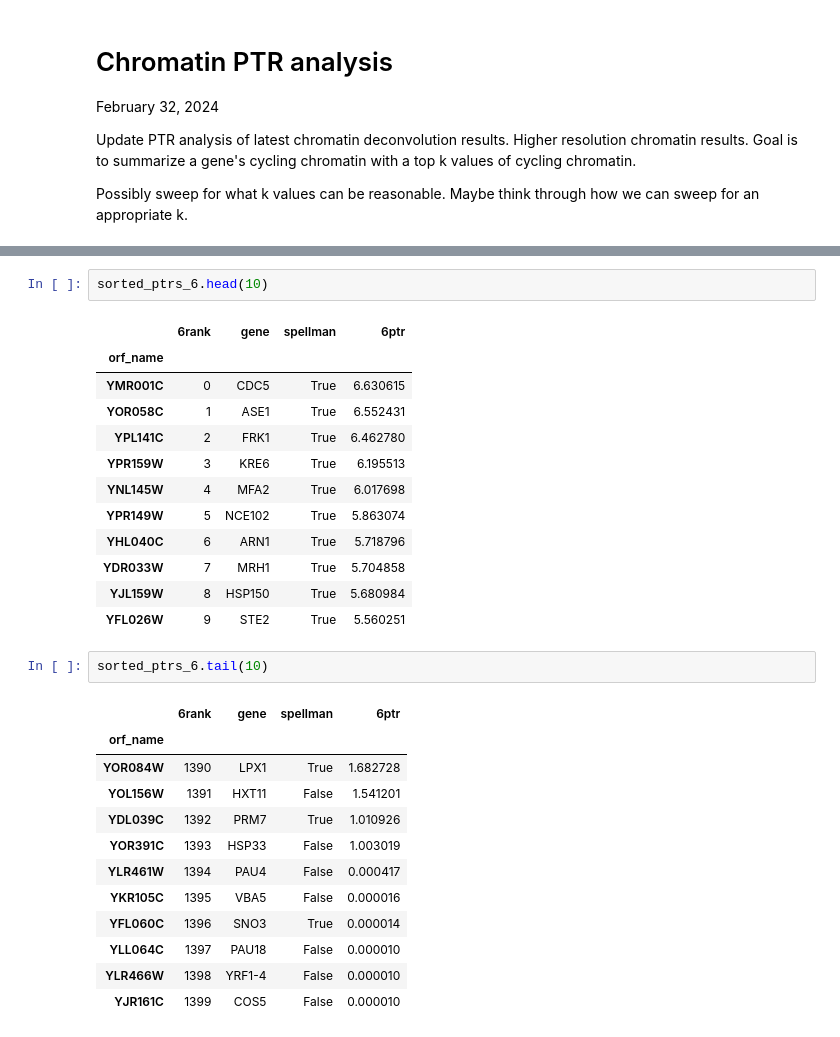
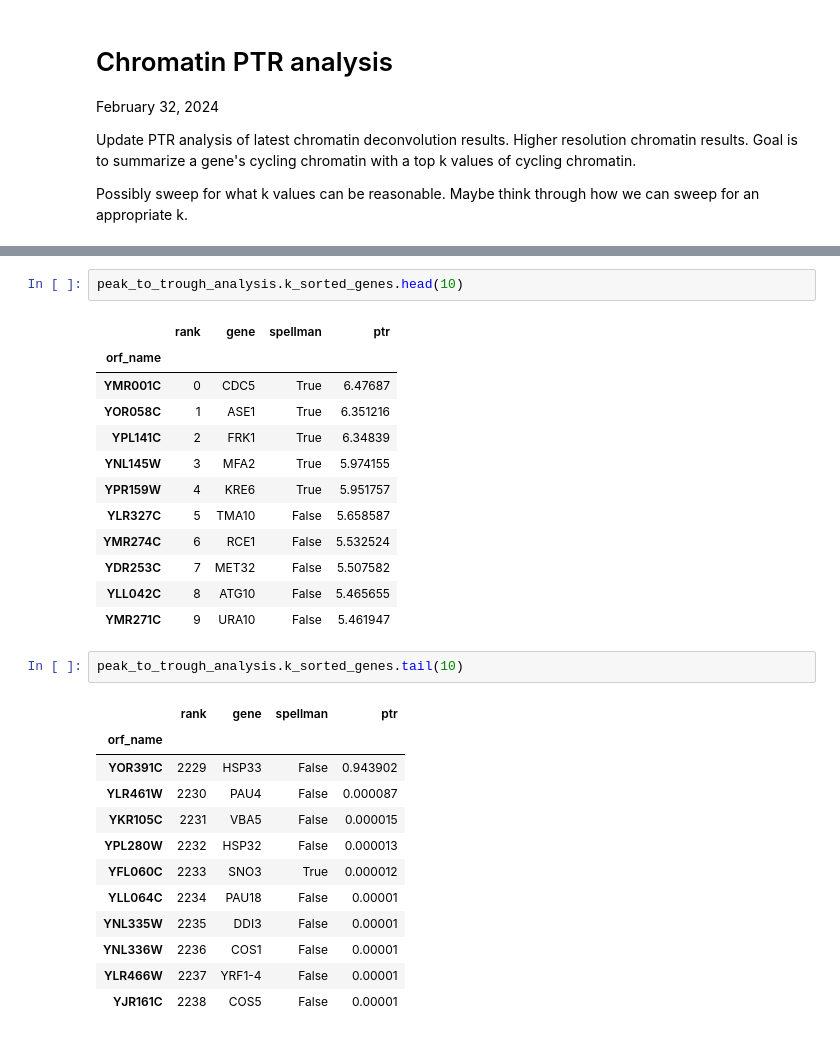
Before and after one commit to HarteminkLab/cell-cycle-deconv, a Jupyter notebook: 19_Chromatin_PTR_Analysis.ipynb, the cells around one changed output, grey strips where cells are left out. Cells and saved outputs as stored; diff of their text form.

```diff
--- a/19_Chromatin_PTR_Analysis.ipynb
+++ b/19_Chromatin_PTR_Analysis.ipynb
@@ -233,30 +68,30 @@ Text(0, 0.5, 'Proportion of spellman genes')
 # %%
-sorted_ptrs_6.head(10)
+peak_to_trough_analysis.k_sorted_genes.head(10)
 # %% [output]
-|  | 6rank | gene | spellman | 6ptr |
+|  | rank | gene | spellman | ptr |
 | orf_name |  |  |  |  |
-| YMR001C | 0 | CDC5 | True | 6.630615 |
-| YOR058C | 1 | ASE1 | True | 6.552431 |
-| YPL141C | 2 | FRK1 | True | 6.462780 |
-| YPR159W | 3 | KRE6 | True | 6.195513 |
-| YNL145W | 4 | MFA2 | True | 6.017698 |
-| YPR149W | 5 | NCE102 | True | 5.863074 |
-| YHL040C | 6 | ARN1 | True | 5.718796 |
-| YDR033W | 7 | MRH1 | True | 5.704858 |
-| YJL159W | 8 | HSP150 | True | 5.680984 |
-| YFL026W | 9 | STE2 | True | 5.560251 |
+| YMR001C | 0 | CDC5 | True | 6.47687 |
+| YOR058C | 1 | ASE1 | True | 6.351216 |
+| YPL141C | 2 | FRK1 | True | 6.34839 |
+| YNL145W | 3 | MFA2 | True | 5.974155 |
+| YPR159W | 4 | KRE6 | True | 5.951757 |
+| YLR327C | 5 | TMA10 | False | 5.658587 |
+| YMR274C | 6 | RCE1 | False | 5.532524 |
+| YDR253C | 7 | MET32 | False | 5.507582 |
+| YLL042C | 8 | ATG10 | False | 5.465655 |
+| YMR271C | 9 | URA10 | False | 5.461947 |
 # %%
-sorted_ptrs_6.tail(10)
+peak_to_trough_analysis.k_sorted_genes.tail(10)
 # %% [output]
-|  | 6rank | gene | spellman | 6ptr |
+|  | rank | gene | spellman | ptr |
 | orf_name |  |  |  |  |
-| YOR084W | 1390 | LPX1 | True | 1.682728 |
-| YOL156W | 1391 | HXT11 | False | 1.541201 |
-| YDL039C | 1392 | PRM7 | True | 1.010926 |
-| YOR391C | 1393 | HSP33 | False | 1.003019 |
-| YLR461W | 1394 | PAU4 | False | 0.000417 |
-| YKR105C | 1395 | VBA5 | False | 0.000016 |
-| YFL060C | 1396 | SNO3 | True | 0.000014 |
-| YLL064C | 1397 | PAU18 | False | 0.000010 |
-| YLR466W | 1398 | YRF1-4 | False | 0.000010 |
-| YJR161C | 1399 | COS5 | False | 0.000010 |
+| YOR391C | 2229 | HSP33 | False | 0.943902 |
+| YLR461W | 2230 | PAU4 | False | 0.000087 |
+| YKR105C | 2231 | VBA5 | False | 0.000015 |
+| YPL280W | 2232 | HSP32 | False | 0.000013 |
+| YFL060C | 2233 | SNO3 | True | 0.000012 |
+| YLL064C | 2234 | PAU18 | False | 0.00001 |
+| YNL335W | 2235 | DDI3 | False | 0.00001 |
+| YNL336W | 2236 | COS1 | False | 0.00001 |
+| YLR466W | 2237 | YRF1-4 | False | 0.00001 |
+| YJR161C | 2238 | COS5 | False | 0.00001 |
```
Also changed, not shown: parts of 25 cells of this notebook, 2 other files.
